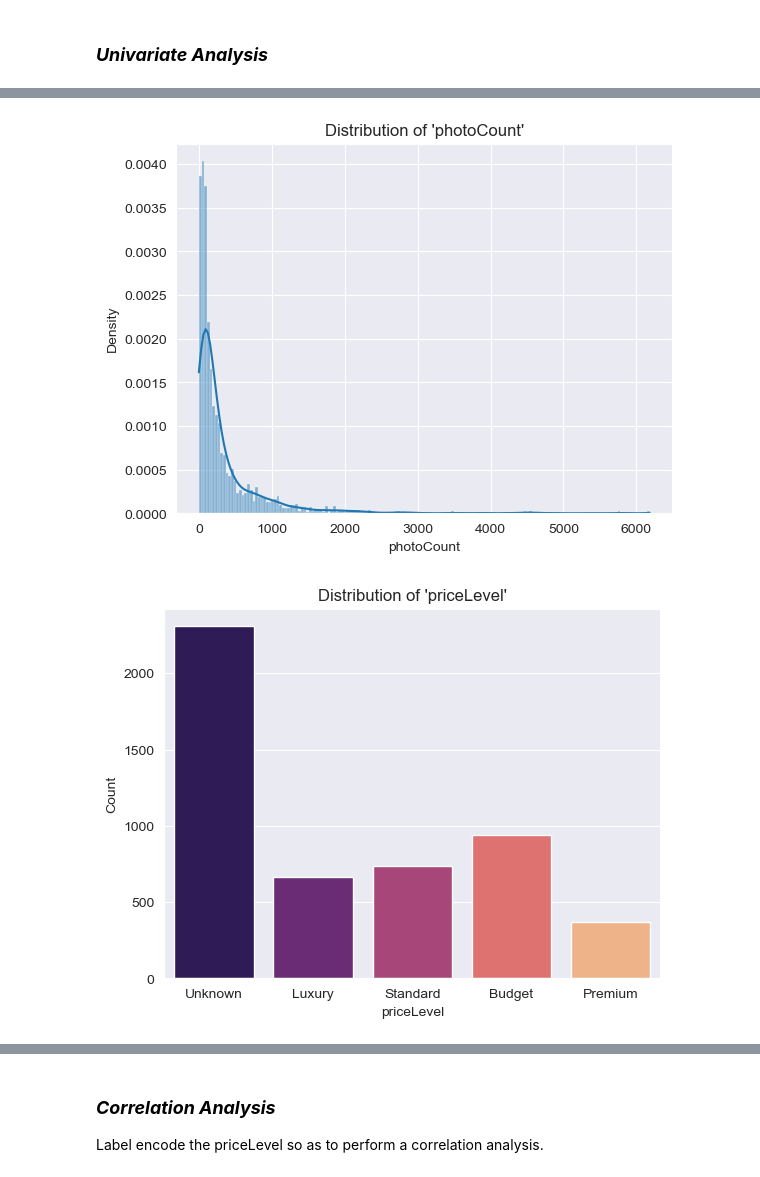
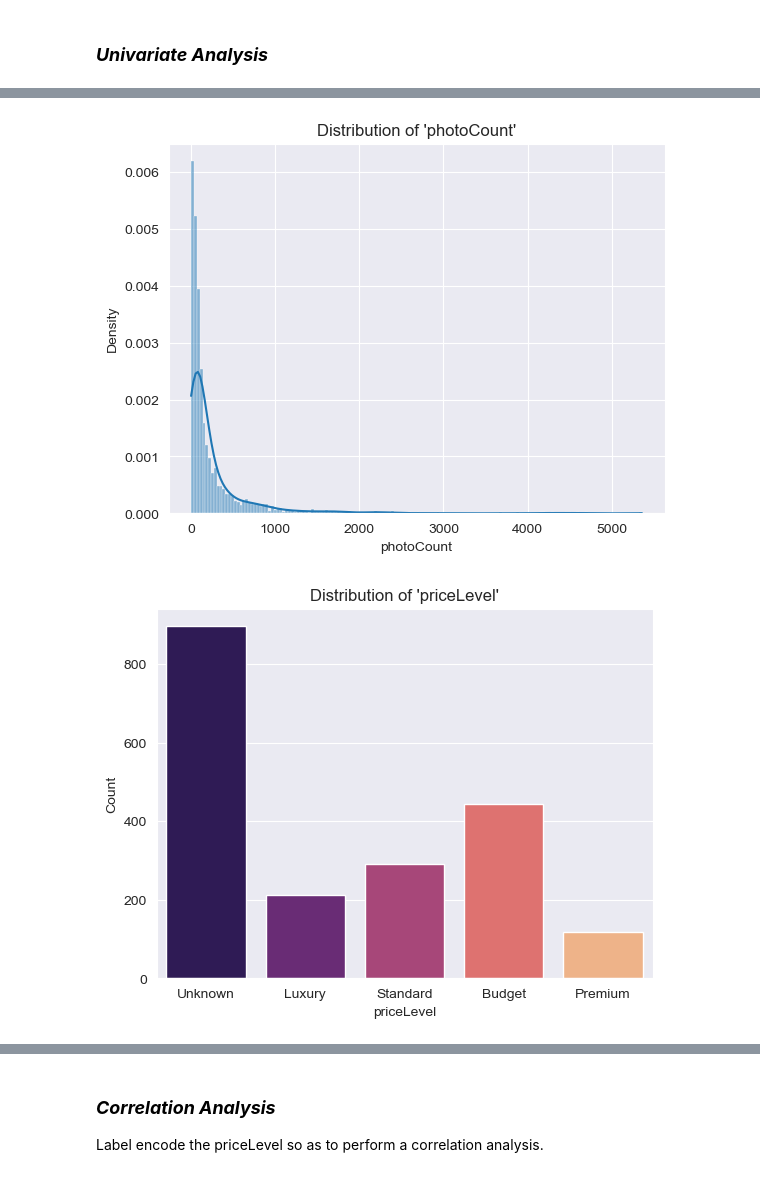
Before and after one commit to Misfit911/SafariHub, a Jupyter notebook: safarihub.ipynb, the cells around one changed output, grey strips where cells are left out. Cells and saved outputs as stored; diff of their text form; code cells hidden in the pictures.

```diff
--- a/safarihub.ipynb
+++ b/safarihub.ipynb
@@ -354,7 +354,7 @@ dtype: int64
 # %%
 # Drop the duplicate rows
 data = data.drop_duplicates()
-
+data.drop_duplicates(subset=['name'], inplace=True)
 # Display the cleaned data
 print('Cleaned Data Shape:')
 print(data.shape)
@@ -630,14 +630,38 @@ print(data[['location', 'province']].head())
 
 There are tour operators categorized as attractions. Let's separate them into their own category for better classification.
 # %%
+# # Keywords to search for
+# keywords = ['safari', 'safaris', 'tour', 'tours', 'adventure', 'adventures']
+
+# # Function to update category only if name contains keywords
+# def update_category(row):
+#     name, current_category = row
+#     if any(keyword in name.lower() for keyword in keywords):
+#         return 'tour operator'
+#     return current_category
+
+# # Apply the function to update the 'category' column
+# data['category'] = data[['name', 'category']].apply(update_category, axis=1)
+
 # Keywords to search for
-keywords = ['safari', 'safaris', 'tour', 'tours', 'adventure', 'adventures']
+keywords = ['safari', 'safaris', 'tour', 'tours', 'adventure',
+            'adventures', 'expeditions', 'expedition', 'travels',
+            'travel', 'travellers', 'escursioni']
+hotel_keywords = ['cottages', 'spa', 'lodge', 'camp', 'club', 'hotel', 'resort']
 
-# Function to update category only if name contains keywords
+# Function to update category with priority for hotel-related words
 def update_category(row):
     name, current_category = row
-    if any(keyword in name.lower() for keyword in keywords):
+    name_lower = name.lower()
+
+    # Check for hotel-related keywords first
+    if any(hotel_keyword in name_lower for hotel_keyword in hotel_keywords):
+        return 'hotel'
+
+    # Check for other keywords
+    if any(keyword in name_lower for keyword in keywords):
         return 'tour operator'
+
     return current_category
 
 # Apply the function to update the 'category' column
@@ -725,6 +749,15 @@ def get_bigrams(texts, reviews):
     return bigram_counts
 
 data['bigram_counts'] = data.apply(lambda row: get_bigrams(row['texts'], row['reviews']), axis=1)
+
+# Flatten the bigrams into a single string for vectorization
+def flatten_bigrams(bigram_counts):
+    flattened_text = []
+    for bigram, count in bigram_counts.items():
+        flattened_text.extend([' '.join(bigram)] * count)
+    return ' '.join(flattened_text)
+
+data['flattened_bigrams'] = data['bigram_counts'].apply(flatten_bigrams)
 
 # Aggregate bigram counts across all rows
 total_bigram_counts = Counter()
@@ -843,7 +876,7 @@ def plot_distribution(data, exclude_columns=[]):
             plt.show()
 
 # Example usage
-exclude = ['name', 'image', 'priceRange', 'reviewTags', 'photos', 'reviews', 'texts',
-           'bigram_counts', 'main_bigram', 'location', 'province', 'locationString']
+exclude = ['name', 'image', 'priceRange', 'reviewTags', 'photos', 'reviews', 'texts', 'adjusted_sentiment',
+           'bigram_counts', 'main_bigram', 'location', 'province', 'locationString', 'flattened_bigrams']
 plot_distribution(data, exclude_columns=exclude)
 # %% [output]
@@ -853,2 +886,2 @@ plot_distribution(data, exclude_columns=exclude)
-[figure, old version]
+[figure, new version]
-[figure, old version]
+[figure, new version]
```
Also changed, not shown: parts of 46 cells of this notebook.
